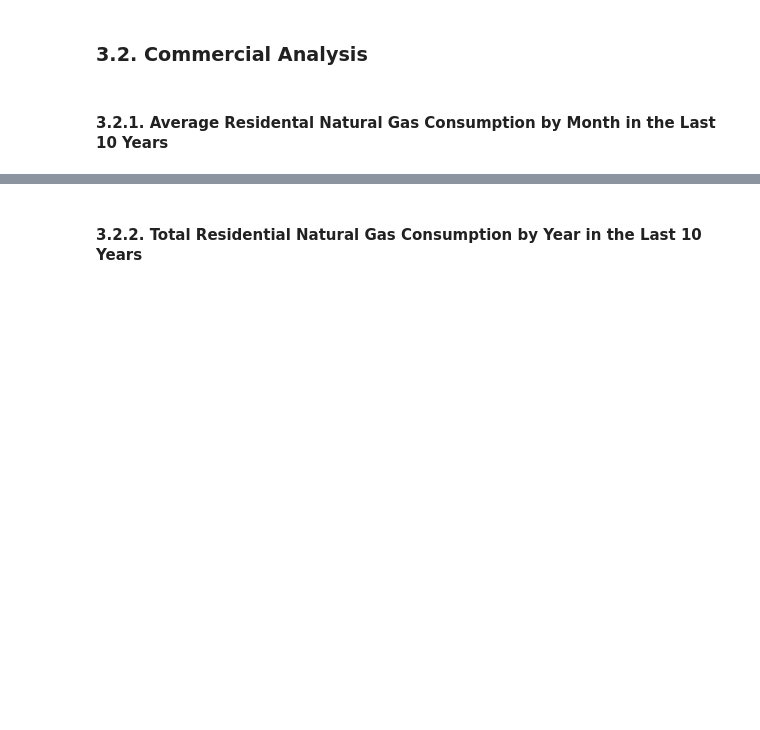
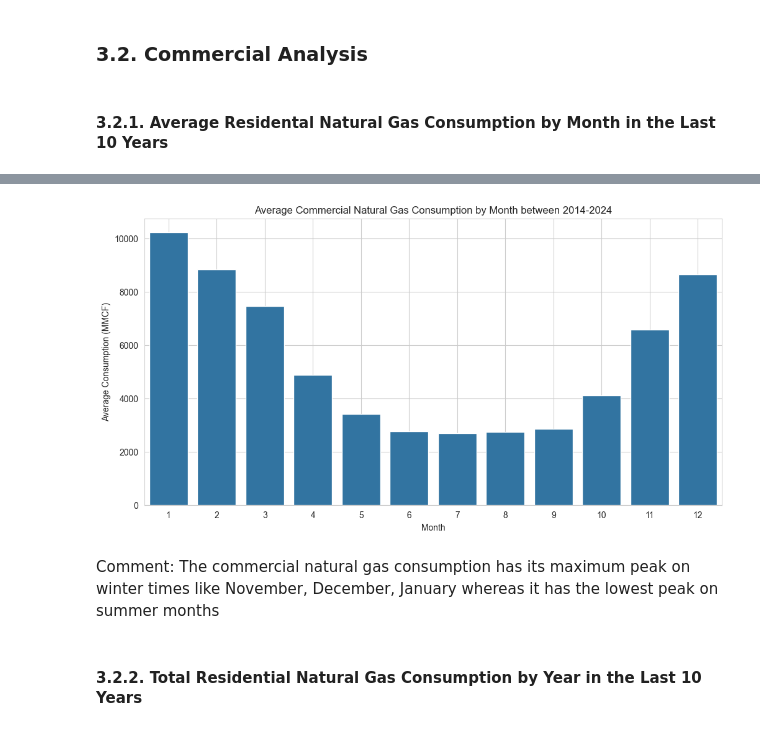
Before and after one commit to mscgoz/USA_Gas_Consumption_Analysis, a Jupyter notebook: 03_Scripts/02_EDA.ipynb, the cells around one changed output, grey strips where cells are left out. Saved outputs shown, nothing was run; the diff lists cells and outputs as text; code cells hidden in the pictures; blank space fills up the shorter version.

```diff
--- a/03_Scripts/02_EDA.ipynb
+++ b/03_Scripts/02_EDA.ipynb
@@ -279,3 +417,7 @@ fig.savefig(os.path.join(path, '04_Visualizations', 'boxplot_value_no_us.png'))
 ### 3.2. Commercial Analysis
 # %% [markdown]
 #### 3.2.1. Average Residental Natural Gas Consumption by Month in the Last 10 Years
+# %%
+# dilter the dataframe to only include the commercial consumption data
+
+df_com = df2[df2['process-name'] == 'Commercial Consumption']
@@ -281,0 +443,4 @@ fig.savefig(os.path.join(path, '04_Visualizations', 'boxplot_value_no_us.png'))
+# %%
+# group by each month and calcualte the average value
+
+df_avg_month_com = df_com.groupby(['month']).agg({'value':'mean'})
@@ -281,0 +466,14 @@ fig.savefig(os.path.join(path, '04_Visualizations', 'boxplot_value_no_us.png'))
+# %%
+# draw a bar plot to visualize the average values by month for the commercial consumption data
+
+fig, ax = plt.subplots(figsize=(12, 6))
+sns.barplot(x='month', y='value', data=df_avg_month_com, ax=ax)
+ax.set_title('Average Commercial Natural Gas Consumption by Month between 2014-2024')
+ax.set_xlabel('Month')
+ax.set_ylabel('Average Consumption (MMCF)')
+ax.grid(True)
+sns.set_style("whitegrid")
+# %% [output]
+[figure, added]
+# %% [markdown]
+Comment: The commercial natural gas consumption has its maximum peak on winter times like November, December, January whereas it has the lowest peak on summer months
```
Also changed, not shown: parts of 40 cells of this notebook, 1 other file.
